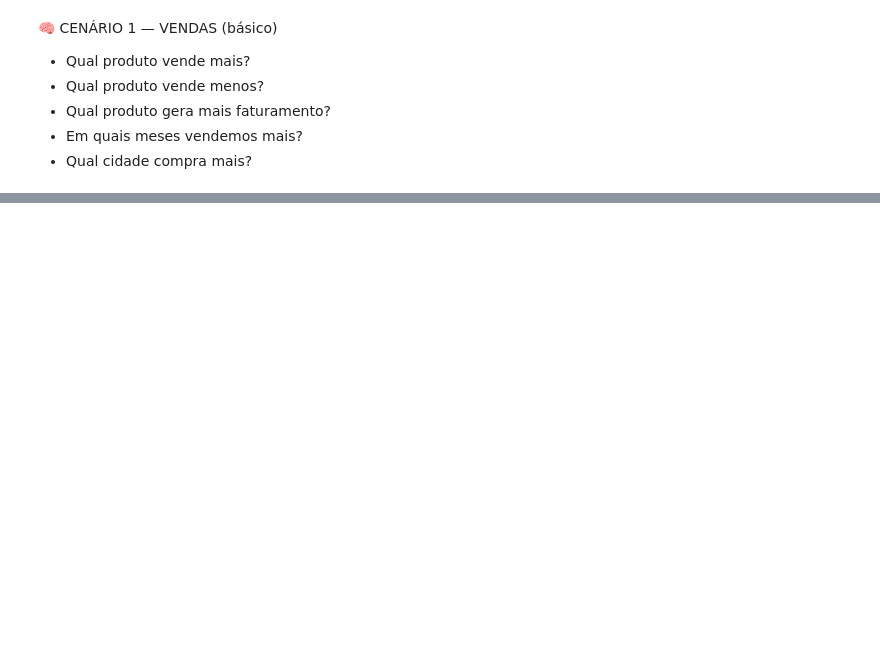
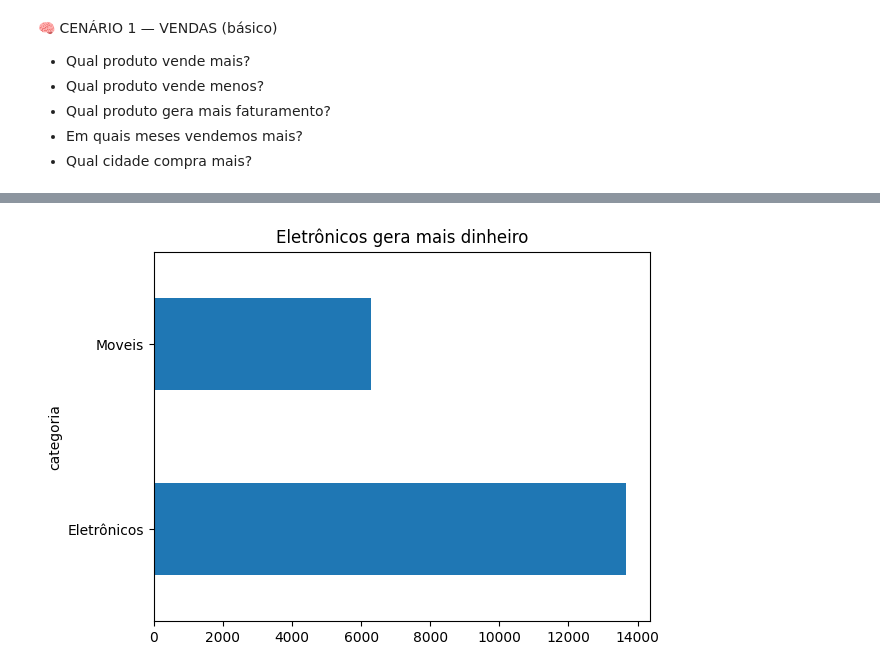
Before and after one commit to kauanmm11/projetos-simples-ao-complexo, a Jupyter notebook: analise-dados/analisando.ipynb, the cells around one changed output, grey strips where cells are left out. Saved outputs shown, nothing was run; the diff lists cells and outputs as text; code cells hidden in the pictures; blank space fills up the shorter version.

```diff
--- a/analise-dados/analisando.ipynb
+++ b/analise-dados/analisando.ipynb
@@ -51,0 +64,9 @@ display(vende_menos)
+# %%
+# Qual categoria gera mais dinheiro?
+
+vendas.groupby('categoria')['preco'].sum().plot(kind='barh')
+catego_mais_dinheiro = vendas.groupby('categoria')['preco'].sum().idxmax()
+plt.title(f'{catego_mais_dinheiro} gera mais dinheiro')
+plt.show()
+# %% [output]
+[figure, added]
```
Also changed, not shown: parts of 11 cells of this notebook.
